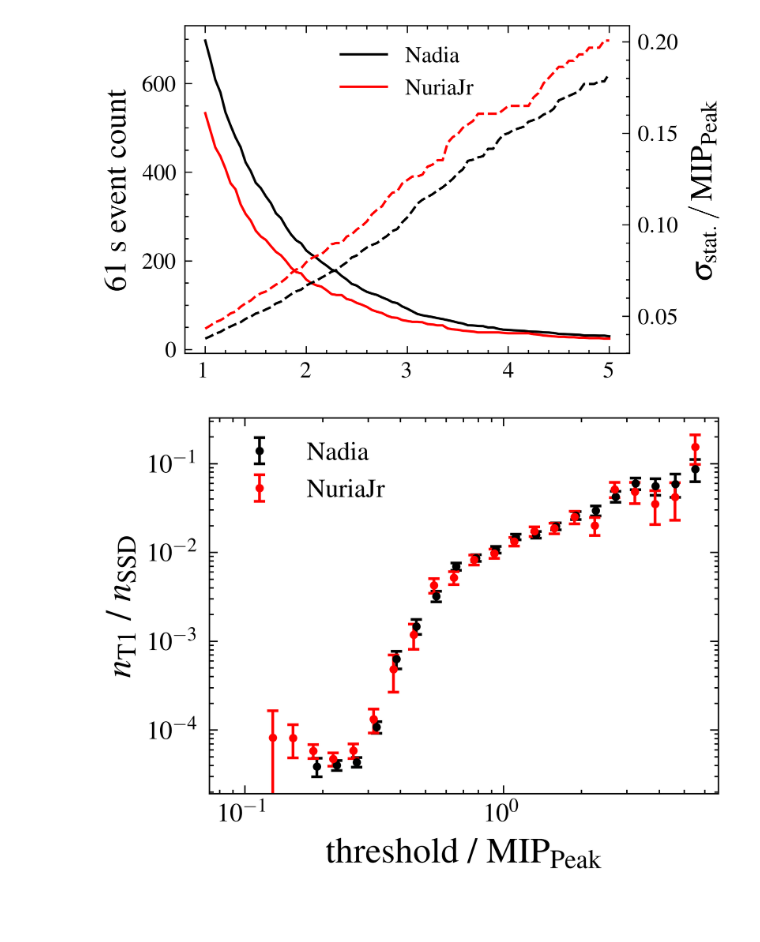
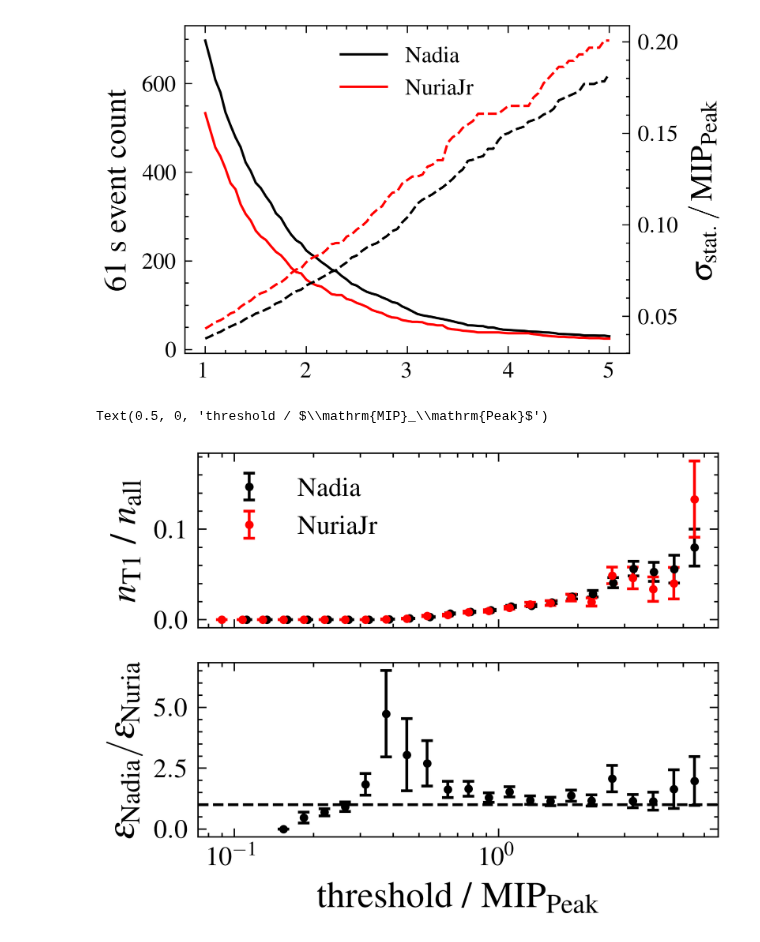
Before and after one commit to Quizznor/phd-thesis, a Jupyter notebook: Projects/SSDOnlineCalib/CheckMonitHistos/look_into_randoms.ipynb, the cells around one changed output. Saved outputs shown, nothing was run; the diff lists cells and outputs as text; code cells hidden in the pictures; blank space fills up the shorter version.

```diff
--- a/Projects/SSDOnlineCalib/CheckMonitHistos/look_into_randoms.ipynb
+++ b/Projects/SSDOnlineCalib/CheckMonitHistos/look_into_randoms.ipynb
@@ -38,15 +54,15 @@ for i, station in enumerate(["Nadia", "NuriaJr"]):
 
     peaks = np.loadtxt(f'/cr/users/filip/Data/SDMonitHistos/{station}_T1_coinc_histo.txt')
     counts, bins = np.histogram(peaks, bins=140, range=(20, 300))
-    counts = counts / n_files[i] * 5000 * 2048 * 8.33e-9
+    counts = counts / (n_files[i] * 5000 * 2048 * 8.33e-9)
     x_fit = (0.5 * (bins[1:] + bins[:-1]))[:40]
     popt, pcov = make_histo_fit(x_fit, counts[:40])
     err_up, err_down = tools.bootstrap_ci(parabola, popt, pcov, x_fit)
 
     n, all_bins = np.histogram(peaks, bins=150, range=(0, 300))
-    plt.plot(0.5 * (all_bins[1:] + all_bins[:-1]), 61 * n / n_files[i] * 5000 * 2048 * 8.33e-9, c=color[i], label=station, ls='solid')
+    plt.plot(0.5 * (all_bins[1:] + all_bins[:-1]), 61 * n / (n_files[i] * 5000 * 2048 * 8.33e-9), c=color[i], label=station, ls='solid')
     plt.plot(x_fit, 61 * parabola(x_fit, *popt), ls='--', lw=0.8, c=color[i])
-    plt.fill_between(x_fit, 61 * err_up, 61 * err_down, alpha=0.1, color=color[i])
+    # plt.fill_between(x_fit, 61 * err_up, 61 * err_down, alpha=0.1, color=color[i])
 
     (a, b, c) = uncertainties.correlated_values(popt, pcov)
     mips.append(-b/(2*a))
@@ -54,9 +70,10 @@ for i, station in enumerate(["Nadia", "NuriaJr"]):
 
     print(f"{station}: {-b/(2*a) = :.1f} ADC")
 
-plt.yscale('log')
+# plt.yscale('log')
+plt.ylim(0, 80)
 plt.xlim(0, 150)
 plt.xlabel('ADC')
-plt.ylabel("61 s event count")
+plt.ylabel("Counts")
 plt.legend()
 # %% [output]
@@ -94,36 +111,47 @@ Text(0, 0.5, '$\\sigma_\\mathrm{stat.}\\,/\\,\\mathrm{MIP}_\\mathrm{Peak}$')
 # %%
 MIP = {'Nadia':             49.5,
        'NuriaJr':           53.7}
 
+ratios = []
+fig, (ax1, ax2) = plt.subplots(2, 1, sharex=True)
 for station in ["Nadia", "NuriaJr"]:
     ssd_only = np.loadtxt(f'/cr/users/filip/Data/StationEfficiencies/{station}FilteredDownsampled_ssd_only.txt')
     ssd_and_t1 = np.loadtxt(f'/cr/users/filip/Data/StationEfficiencies/{station}FilteredDownsampled_ssd_and_t1.txt')
 
     log_bins = np.geomspace(5e-2, 6 * MIP[station], 50)
     n_ssd, bins = np.histogram(ssd_only, bins=log_bins)
     n_wcd, bins = np.histogram(ssd_and_t1, bins=log_bins)
 
 
     x, y, y_errors = [], [], []
     for loc, a, b in zip(0.5 * (log_bins[1:] + log_bins[:-1]) / MIP[station], n_ssd, n_wcd):
         cov = np.array([[np.sqrt(a), -1], [-1, b]])
         (ssd, wcd) = uncertainties.correlated_values((a, b), cov)
 
         try:
-            ratio = wcd / ssd
+            ratio = wcd / (wcd + ssd)
         except ZeroDivisionError: continue
 
+        ratios.append(ratio)
         y.append(ratio.n)
         y_errors.append(ratio.std_dev)
         x.append(loc)
 
-    plt.errorbar(x, y, y_errors, label=station, fmt='o', capsize=2)
+    ax1.errorbar(x, y, y_errors, label=station, fmt='o', capsize=2)
 
 # plt.xlim(0, 4)
-plt.ylabel(r"$n_\mathrm{T1}$ / $n_\mathrm{SSD}$")
-plt.xlabel("threshold / $\mathrm{MIP}_\mathrm{Peak}$")
-plt.legend()
-plt.xscale('log')
-plt.yscale('log')
+
+station1, station2 = ratios[:len(ratios) // 2], ratios[len(ratios) // 2:]
+ratios = [s1 / s2 if not s2 == 0 else uncertainties.ufloat(np.nan, 1) for s1, s2 in zip(station1, station2)]
+ax2.errorbar(x[1:], [y.n for y in ratios], [y.std_dev for y in ratios], fmt='o', capsize=2)
+ax2.axhline(1, ls='--')
+ax2.set_ylabel("$\epsilon_\mathrm{Nadia} / \epsilon_\mathrm{Nuria}$")
+
+ax1.set_ylabel(r"$n_\mathrm{T1}$ / $n_\mathrm{all}$")
+ax1.legend()
+ax2.set_xscale('log')
+ax2.set_xlabel("threshold / $\mathrm{MIP}_\mathrm{Peak}$")
+# plt.yscale('log')
 # %% [output]
+Text(0.5, 0, 'threshold / $\\mathrm{MIP}_\\mathrm{Peak}$')
-[figure, old version]
+[figure, new version]
```
Also changed, not shown: parts of 2 cells of this notebook, 1 other file.
